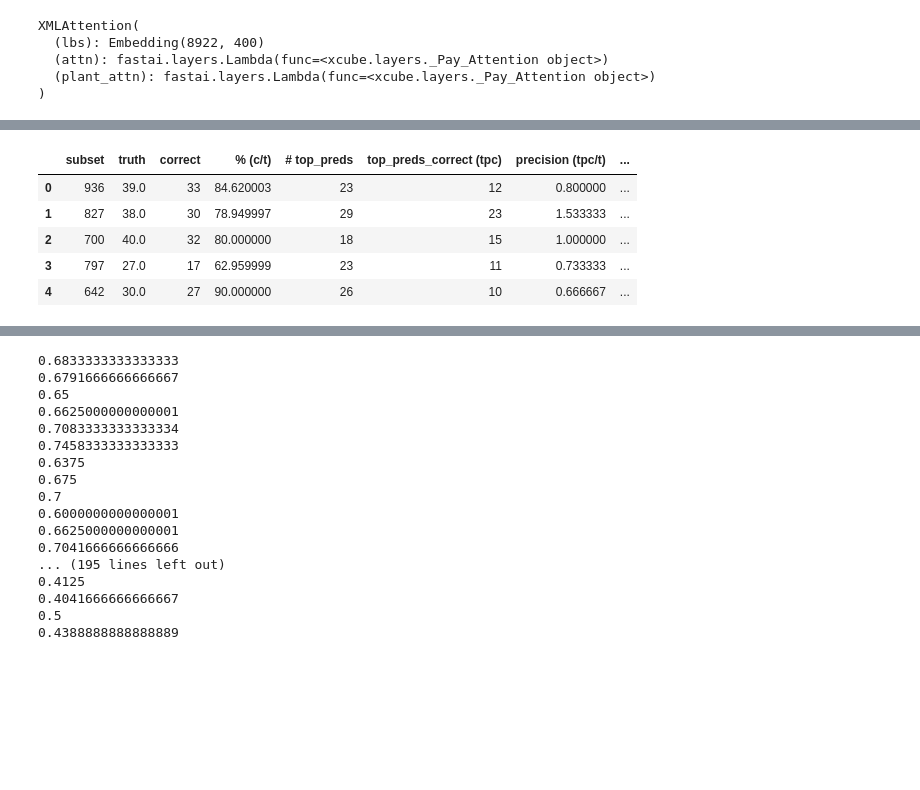
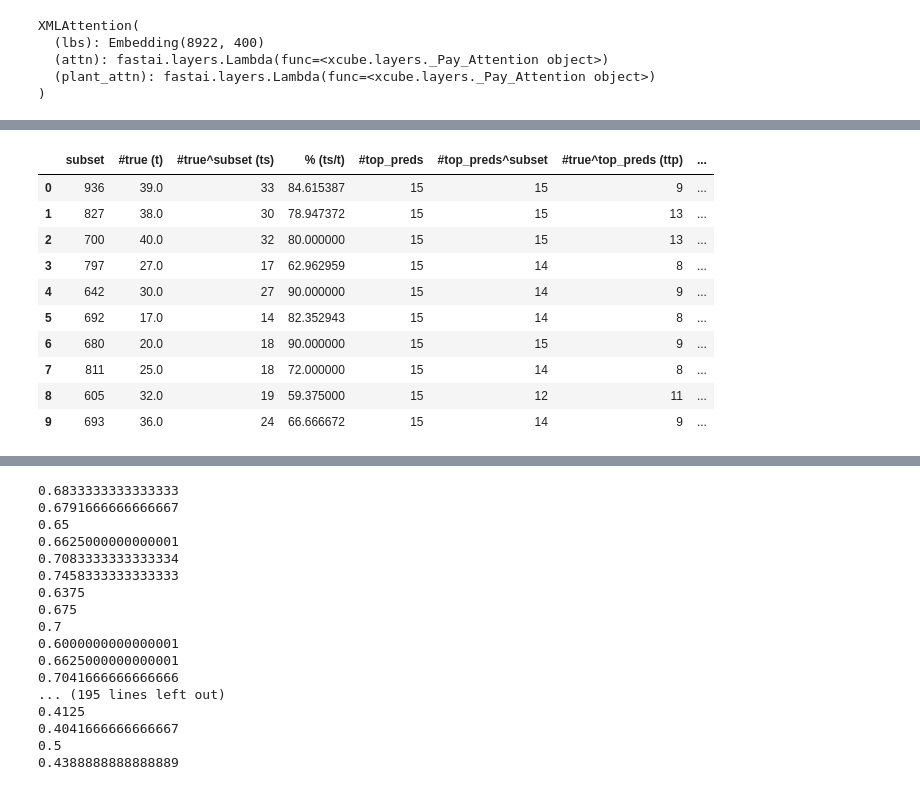
Before and after one commit to debjyotiSRoy/xcube, a Jupyter notebook: nbs/18_tutorial.train_mimic3.ipynb, the cells around one changed output, grey strips where cells are left out. Saved outputs shown, nothing was run; the diff lists cells and outputs as text; code cells hidden in the pictures; blank space fills up the shorter version.

```diff
--- a/nbs/18_tutorial.train_mimic3.ipynb
+++ b/nbs/18_tutorial.train_mimic3.ipynb
@@ -1715,9 +1722,15 @@ df = pd.read_csv(log_cfs)
-# %%
-df.head()
-# %% [output]
-|  | subset | truth | correct | % (c/t) | # top_preds | top_preds_correct (tpc) | precision (tpc/t) | ... |
-| 0 | 936 | 39.0 | 33 | 84.620003 | 23 | 12 | 0.800000 | ... |
-| 1 | 827 | 38.0 | 30 | 78.949997 | 29 | 23 | 1.533333 | ... |
-| 2 | 700 | 40.0 | 32 | 80.000000 | 18 | 15 | 1.000000 | ... |
-| 3 | 797 | 27.0 | 17 | 62.959999 | 23 | 11 | 0.733333 | ... |
-| 4 | 642 | 30.0 | 27 | 90.000000 | 26 | 10 | 0.666667 | ... |
+# %%
+df = pd.read_csv(log_cfs)
+df.head(10)
+# %% [output]
+|  | subset | #true (t) | #true^subset (ts) | % (ts/t) | #top_preds | #top_preds^subset | #true^top_preds (ttp) | ... |
+| 0 | 936 | 39.0 | 33 | 84.615387 | 15 | 15 | 9 | ... |
+| 1 | 827 | 38.0 | 30 | 78.947372 | 15 | 15 | 13 | ... |
+| 2 | 700 | 40.0 | 32 | 80.000000 | 15 | 15 | 13 | ... |
+| 3 | 797 | 27.0 | 17 | 62.962959 | 15 | 14 | 8 | ... |
+| 4 | 642 | 30.0 | 27 | 90.000000 | 15 | 14 | 9 | ... |
+| 5 | 692 | 17.0 | 14 | 82.352943 | 15 | 14 | 8 | ... |
+| 6 | 680 | 20.0 | 18 | 90.000000 | 15 | 15 | 9 | ... |
+| 7 | 811 | 25.0 | 18 | 72.000000 | 15 | 14 | 8 | ... |
+| 8 | 605 | 32.0 | 19 | 59.375000 | 15 | 12 | 11 | ... |
+| 9 | 693 | 36.0 | 24 | 66.666672 | 15 | 14 | 9 | ... |
```
Also changed, not shown: parts of 19 cells of this notebook, 2 other files.
